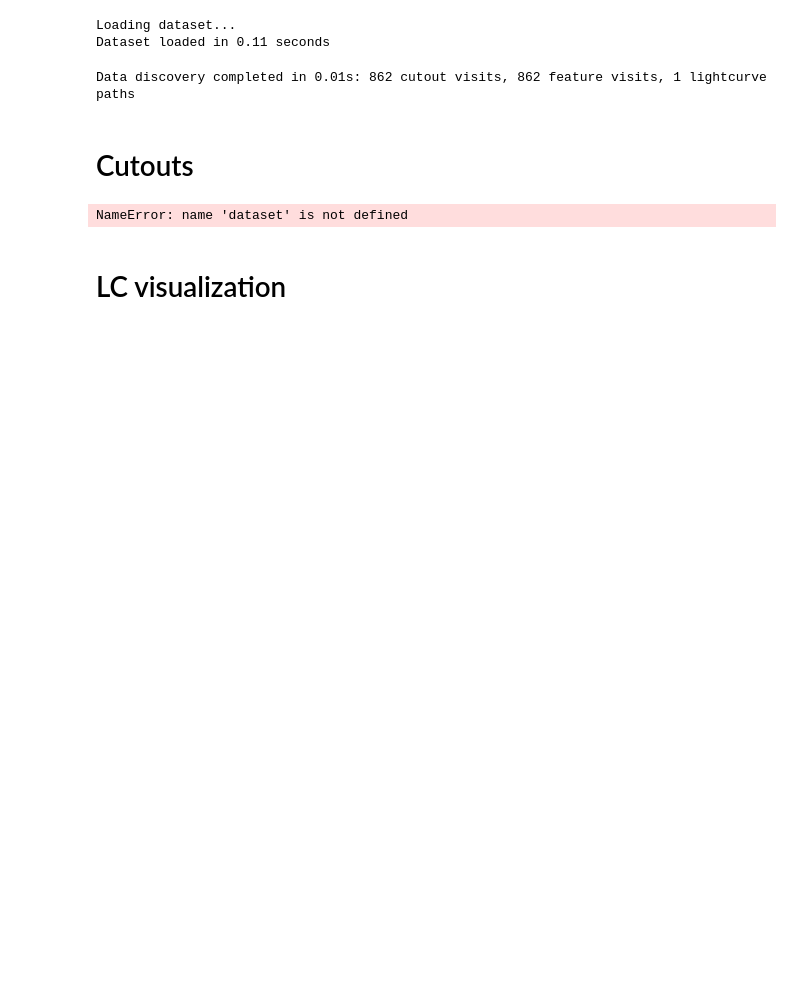
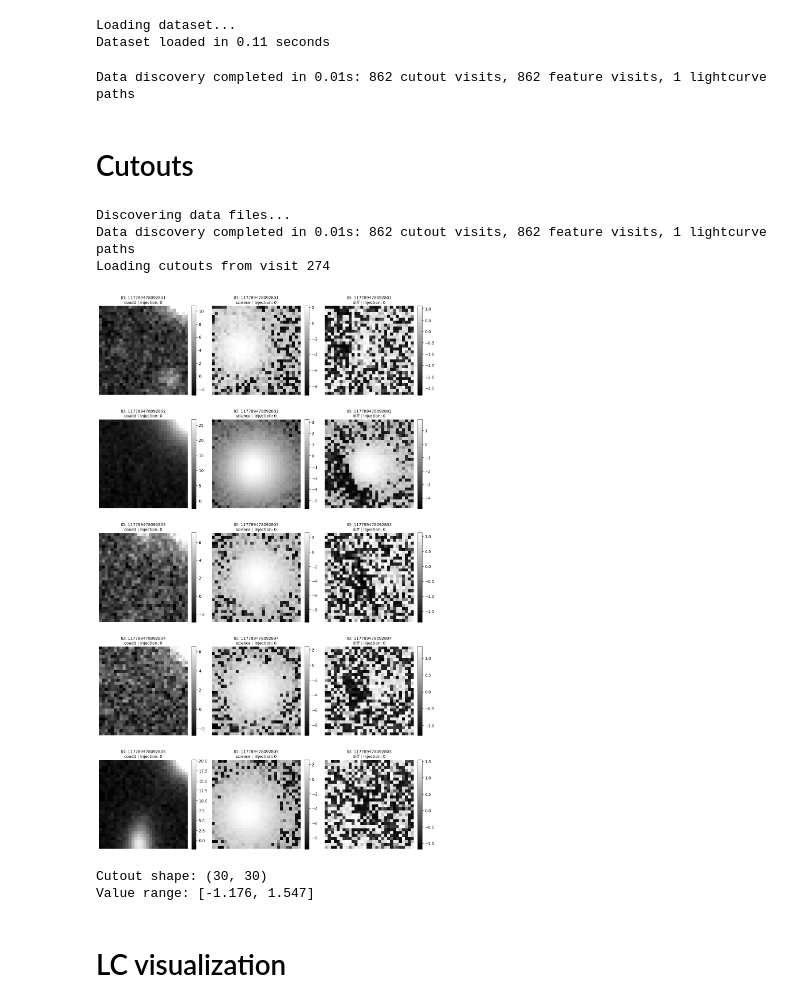
Before and after one commit to rbonnetguerrini/ML4transients, a Jupyter notebook: notebooks/data_loading_example.ipynb, the cells around one changed output. Drawn from its saved outputs; the diff is of its cells as text; code cells hidden in the pictures; blank space fills up the shorter version.

```diff
--- a/notebooks/data_loading_example.ipynb
+++ b/notebooks/data_loading_example.ipynb
@@ -14,6 +14,6 @@ import numpy as np
 
 print("Loading dataset...")
 t0 = time.time()
-dataset = DatasetLoader('/sps/lsst/groups/transients/HSC/fouchez/raphael/data/UDEEP')
+dataset = DatasetLoader('/sps/lsst/groups/transients/HSC/fouchez/raphael/data/UDEEP_coadd')
 print(f"Dataset loaded in {time.time() - t0:.2f} seconds")
 # %% [output]
@@ -35,35 +35,50 @@ Data discovery completed in 0.01s: 862 cutout visits, 862 feature visits, 1 ligh
 # Cutouts
 # %%
 import matplotlib.pyplot as plt
-import numpy as np
 
 first_visit = dataset.visits[0]
 print(f"Loading cutouts from visit {first_visit}")
 
 cutout_loader = dataset.cutouts[first_visit]
 feature_loader = dataset.features[first_visit]
-sample_ids = cutout_loader.ids[:6]
+sample_ids = cutout_loader.ids[:5]  # show two DIA IDs
 
-fig, axes = plt.subplots(2, 3, figsize=(12, 8))
-axes = axes.flatten()
+cutout_types = ['coadd','science', 'diff']
 
-for i, dia_id in enumerate(sample_ids):
-    cutout = cutout_loader.get_by_id(dia_id)
+# rows = number of samples, columns = number of cutout types
+n_rows = len(sample_ids)
+n_cols = len(cutout_types)
+
+fig, axes = plt.subplots(n_rows, n_cols, figsize=(4*n_cols, 4*n_rows))
+
+for row_idx, dia_id in enumerate(sample_ids):
     features = feature_loader.get_by_id(dia_id)
     is_injection = features['is_injection'].iloc[0] if not features.empty else False
 
-    im = axes[i].imshow(cutout, cmap='RdYlGn', origin='lower')
-    axes[i].set_title(f'ID: {dia_id}\nInjection: {is_injection}')
-    axes[i].axis('off')
-    plt.colorbar(im, ax=axes[i], fraction=0.046, pad=0.04)
+    for col_idx, cutout_type in enumerate(cutout_types):
+        ax = axes[row_idx, col_idx] if n_rows > 1 else axes[col_idx]
+
+        # Load cutout of a specific type
+        cutout = cutout_loader.get_by_id(dia_id, cutout_type=cutout_type)
+
+        im = ax.imshow(cutout, cmap='gray', origin='lower')
+        ax.set_title(f'ID: {dia_id}\n{cutout_type} | Injection: {is_injection}', fontsize=10)
+        ax.axis('off')
+        plt.colorbar(im, ax=ax, fraction=0.046, pad=0.04)
 
 plt.tight_layout()
 plt.show()
 
+# Optional diagnostics for one example
 print(f"Cutout shape: {cutout.shape}")
 print(f"Value range: [{cutout.min():.3f}, {cutout.max():.3f}]")
 # %% [output]
-NameError: name 'dataset' is not defined
+Discovering data files...
+Data discovery completed in 0.01s: 862 cutout visits, 862 feature visits, 1 lightcurve paths
+Loading cutouts from visit 274
+[figure, added]
+Cutout shape: (30, 30)
+Value range: [-1.176, 1.547]
 # %% [markdown]
 # LC visualization
 # %%
```
Also changed, not shown: parts of 19 cells of this notebook, 7 other files.
